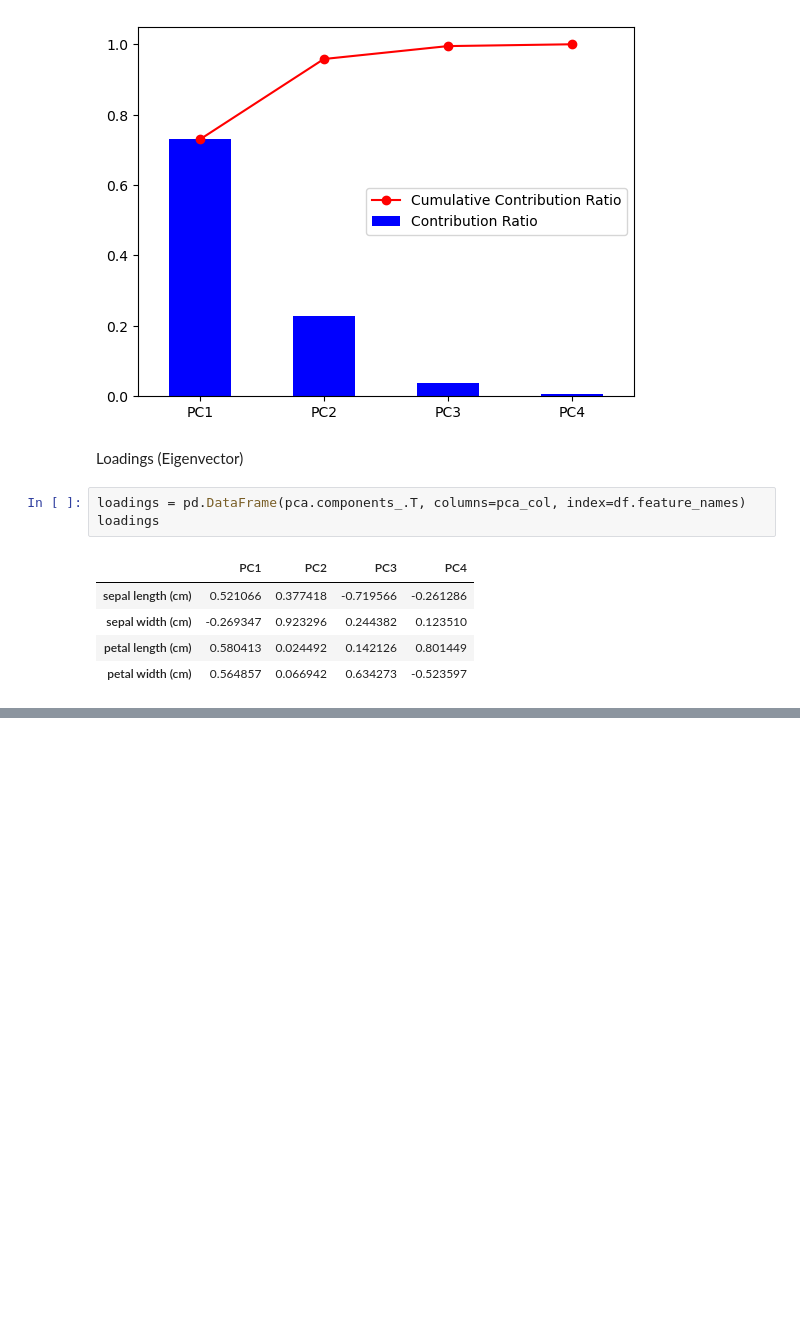
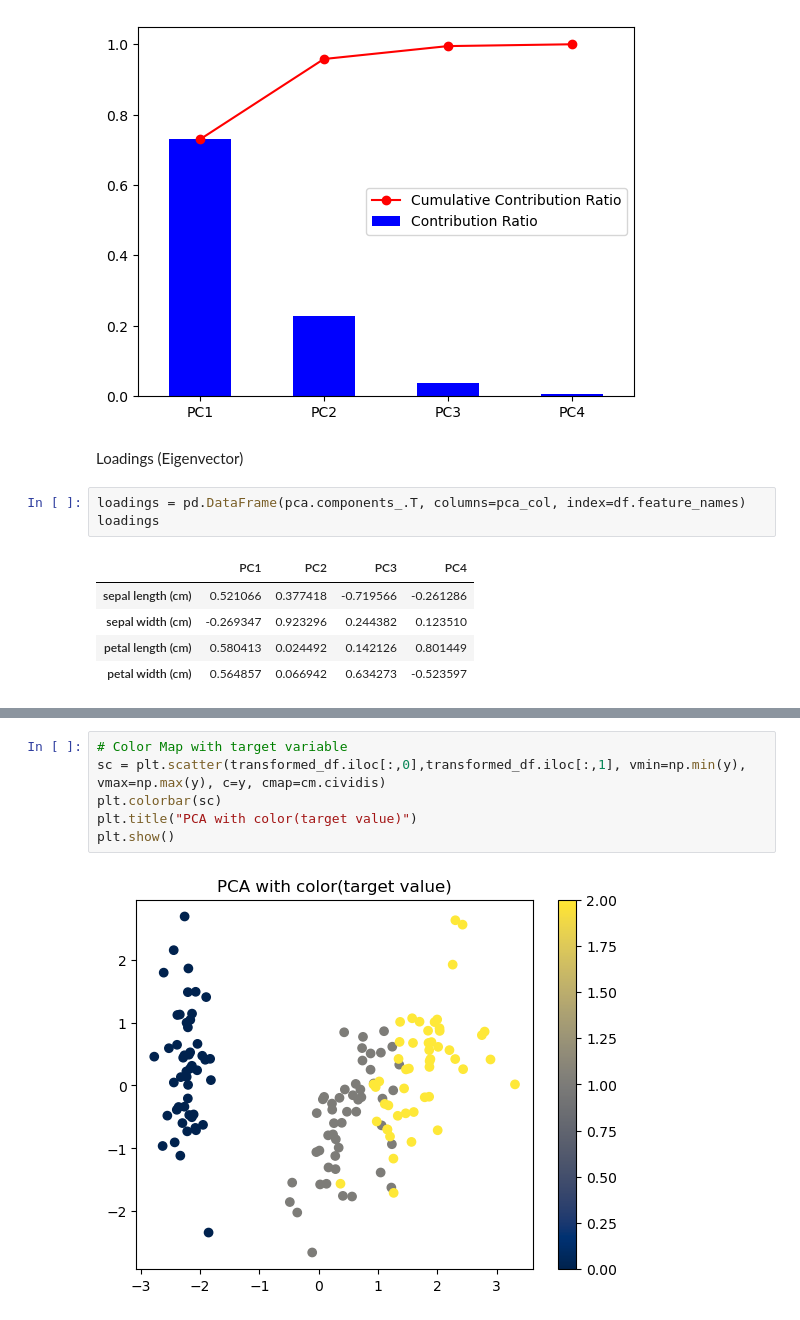
Before and after one commit to uentinnlea/MI_tool, a Jupyter notebook: dimension_reduction/PCA.ipynb, the cells around one changed output, grey strips where cells are left out. Drawn from its saved outputs; the diff is of its cells as text; blank space fills up the shorter version.

```diff
--- a/dimension_reduction/PCA.ipynb
+++ b/dimension_reduction/PCA.ipynb
@@ -79,0 +87,8 @@ loadings
+# %%
+# Color Map with target variable
+sc = plt.scatter(transformed_df.iloc[:,0],transformed_df.iloc[:,1], vmin=np.min(y), vmax=np.max(y), c=y, cmap=cm.cividis)
+plt.colorbar(sc)
+plt.title("PCA with color(target value)")
+plt.show()
+# %% [output]
+[figure, added]
```
Also changed, not shown: parts of 4 cells of this notebook, 3 other files.
